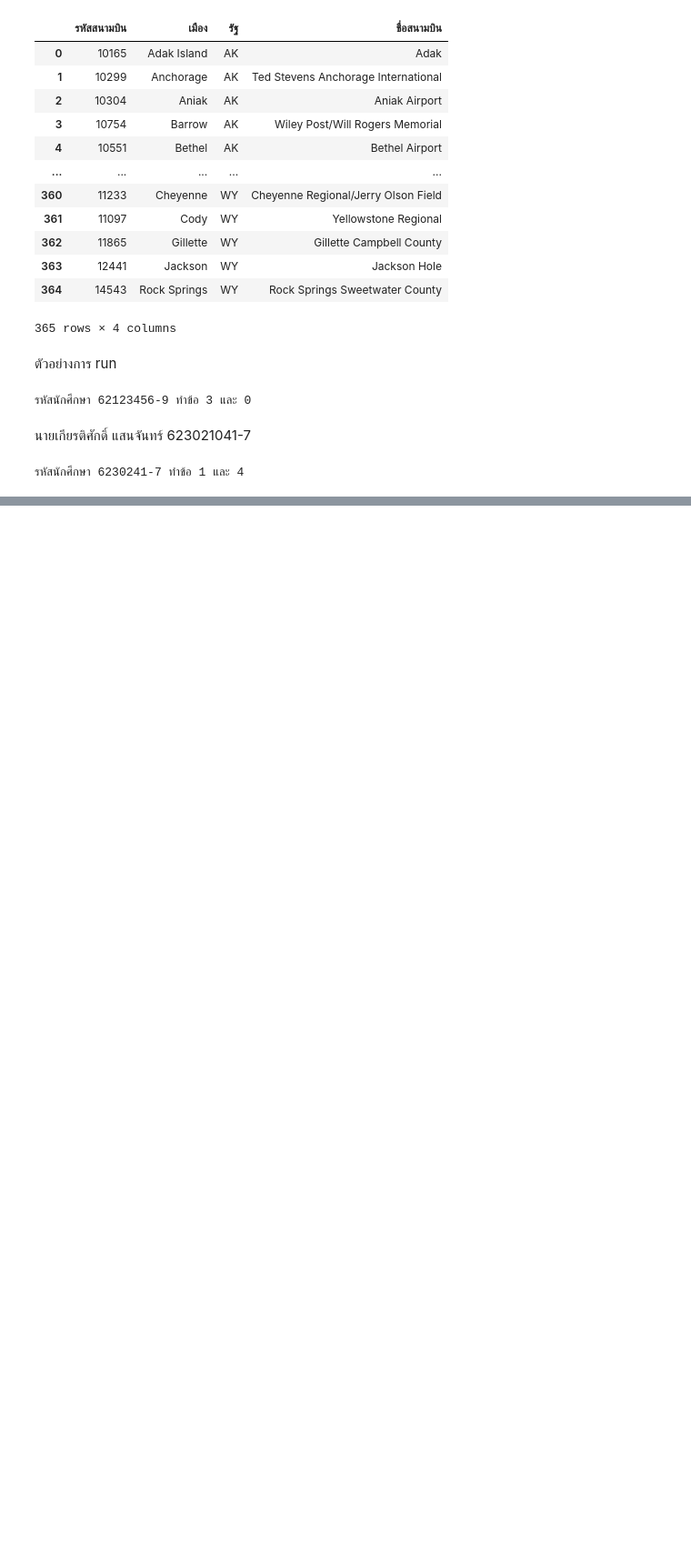
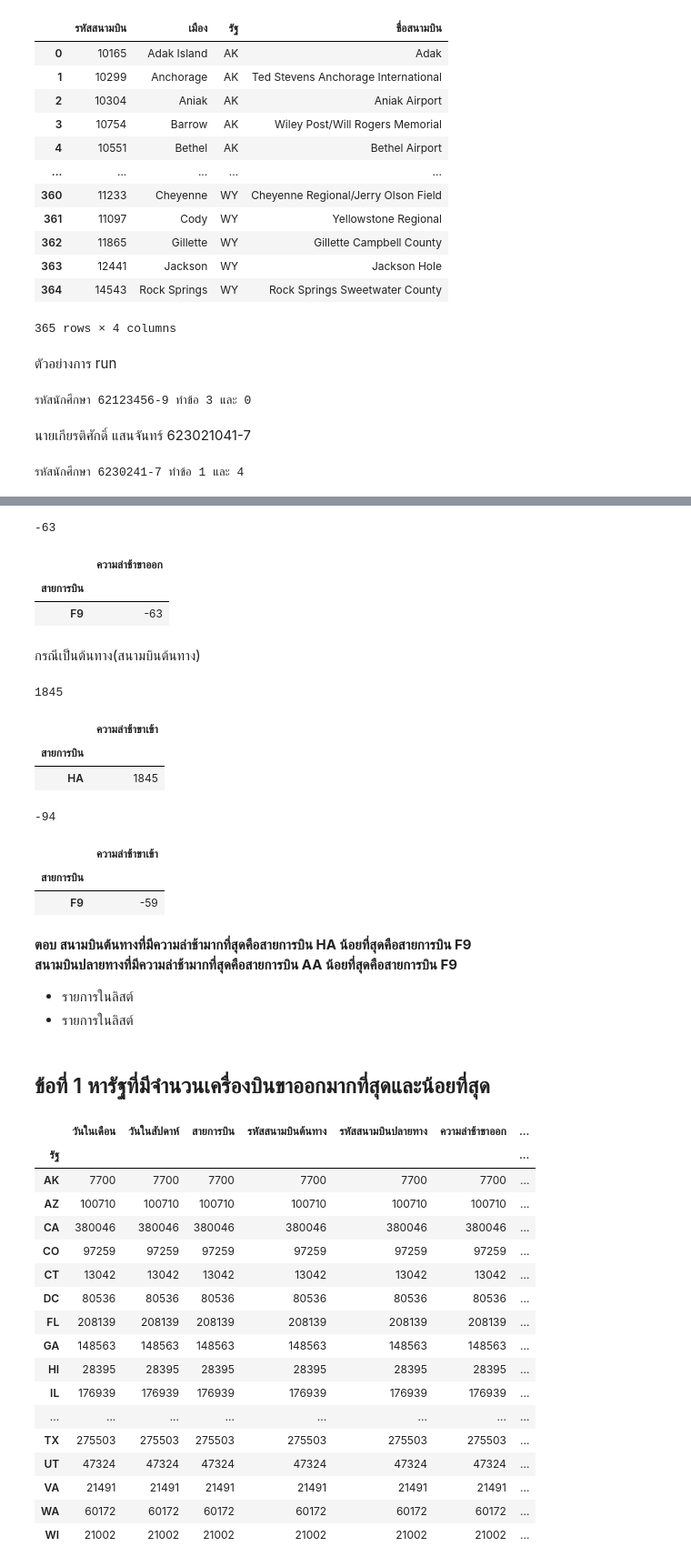
Before and after one commit to team0243/DWDM21, a Jupyter notebook: MiniExam.ipynb, the cells around one changed output, grey strips where cells are left out. Shown at 91% size. Saved outputs shown, nothing was run; the diff lists cells and outputs as text; code cells hidden in the pictures; blank space fills up the shorter version.

```diff
--- a/MiniExam.ipynb
+++ b/MiniExam.ipynb
@@ -76,0 +122,2 @@ gen_exams('6230241-7')
+# %%
+merged_table = flights.merge(airports,how='left',left_on='รหัสสนามบินต้นทาง',right_on='รหัสสนามบิน') #เราจะเชื่อมกันด้วย รหัสสนามบินต้นทางกับรหัสสนามบิน
@@ -76,0 +155,64 @@ gen_exams('6230241-7')
+# %%
+merged_table['ความล่าช้าขาออก'].min() # -63 คือค่าที่น้อยที่สุดในตารางความล่าช้าขาออก
+# %% [output]
+-63
+# %%
+min = merged_table.groupby('สายการบิน').min().sort_values(by=['ความล่าช้าขาออก'],ascending=False)
+min.iloc[-1:,4:5] #หาว่าสายการบินไหนมีความล่าช้าน้อยที่สุด
+# %% [output]
+|  | ความล่าช้าขาออก |
+| สายการบิน |  |
+| F9 | -63 |
+# %% [markdown]
+กรณีเป็นต้นทาง(สนามบินต้นทาง)
+# %%
+merged_table['ความล่าช้าขาเข้า'].max() # 1863 คือค่าที่มากที่สุดในตารางความล่าช้าขาเข้า
+# %% [output]
+1845
+# %%
+max = merged_table.groupby('สายการบิน').max().sort_values(by=['ความล่าช้าขาเข้า'],ascending=False)
+max.iloc[:1,5:6] # หาว่าสายการบินไหนมีความล่าช้ามากที่สุด
+# %% [output]
+|  | ความล่าช้าขาเข้า |
+| สายการบิน |  |
+| HA | 1845 |
+# %%
+merged_table['ความล่าช้าขาเข้า'].min() # -63 คือค่าที่น้อยที่สุดในตารางความล่าช้าขาเข้า
+# %% [output]
+-94
+# %%
+min = merged_table.groupby('สายการบิน').min().sort_values(by=['ความล่าช้าขาออก'],ascending=False)
+min.iloc[-1:,5:6] #หาว่าสายการบินไหนมีความล่าช้าน้อยที่สุด
+# %% [output]
+|  | ความล่าช้าขาเข้า |
+| สายการบิน |  |
+| F9 | -59 |
+# %% [markdown]
+**ตอบ สนามบินต้นทางที่มีความล่าช้ามากที่สุดคือสายการบิน HA น้อยที่สุดคือสายการบิน F9 \
+สนามบินปลายทางที่มีความล่าช้ามากที่สุดคือสายการบิน AA น้อยที่สุดคือสายการบิน F9**
+
+*   รายการในลิสต์
+*   รายการในลิสต์
+# %% [markdown]
+## ข้อที่  1 หารัฐที่มีจำนวนเครื่องบินขาออกมากที่สุดและน้อยที่สุด
+# %%
+merged_table.groupby('รัฐ').count()  ### จำนวนเที่ยวบินในแต่ละรัฐ
+# %% [output]
+|  | วันในเดือน | วันในสัปดาห์ | สายการบิน | รหัสสนามบินต้นทาง | รหัสสนามบินปลายทาง | ความล่าช้าขาออก | ... |
+| รัฐ |  |  |  |  |  |  | ... |
+| AK | 7700 | 7700 | 7700 | 7700 | 7700 | 7700 | ... |
+| AZ | 100710 | 100710 | 100710 | 100710 | 100710 | 100710 | ... |
+| CA | 380046 | 380046 | 380046 | 380046 | 380046 | 380046 | ... |
+| CO | 97259 | 97259 | 97259 | 97259 | 97259 | 97259 | ... |
+| CT | 13042 | 13042 | 13042 | 13042 | 13042 | 13042 | ... |
+| DC | 80536 | 80536 | 80536 | 80536 | 80536 | 80536 | ... |
+| FL | 208139 | 208139 | 208139 | 208139 | 208139 | 208139 | ... |
+| GA | 148563 | 148563 | 148563 | 148563 | 148563 | 148563 | ... |
+| HI | 28395 | 28395 | 28395 | 28395 | 28395 | 28395 | ... |
+| IL | 176939 | 176939 | 176939 | 176939 | 176939 | 176939 | ... |
+| ... | ... | ... | ... | ... | ... | ... | ... |
+| TX | 275503 | 275503 | 275503 | 275503 | 275503 | 275503 | ... |
+| UT | 47324 | 47324 | 47324 | 47324 | 47324 | 47324 | ... |
+| VA | 21491 | 21491 | 21491 | 21491 | 21491 | 21491 | ... |
+| WA | 60172 | 60172 | 60172 | 60172 | 60172 | 60172 | ... |
+| WI | 21002 | 21002 | 21002 | 21002 | 21002 | 21002 | ... |
```
Also changed, not shown: parts of 16 cells of this notebook.
